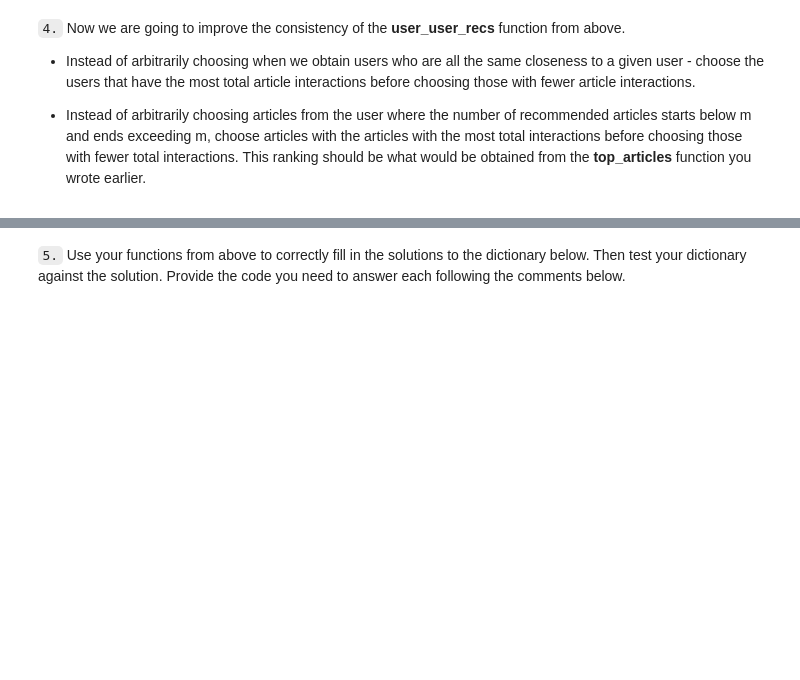
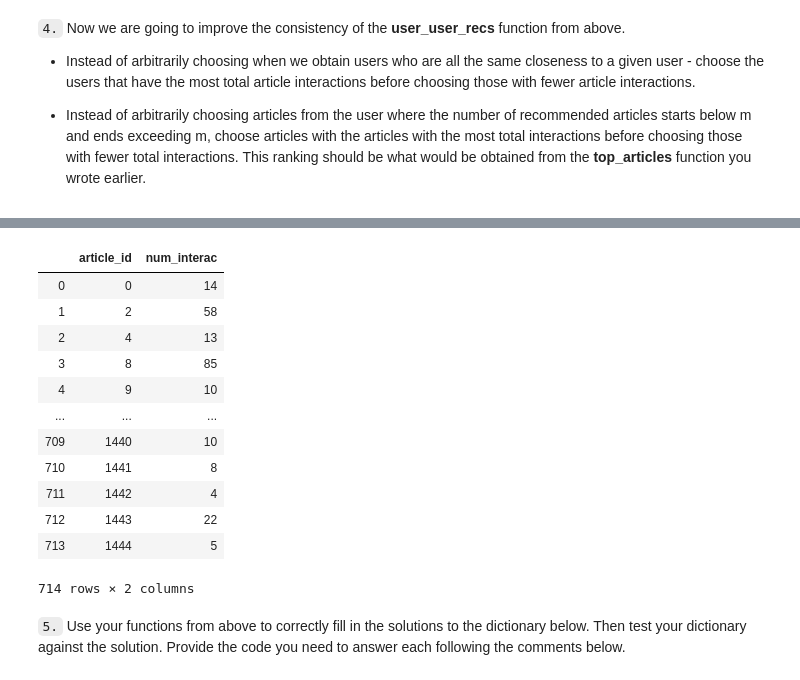
Before and after one commit to canceleiro/IBM-Recommendation-Engine, a Jupyter notebook: Recommendations_with_IBM.ipynb, the cells around one changed output, grey strips where cells are left out. Cells and saved outputs as stored; diff of their text form; code cells hidden in the pictures; blank space fills up the shorter version.

```diff
--- a/Recommendations_with_IBM.ipynb
+++ b/Recommendations_with_IBM.ipynb
@@ -695,0 +704,16 @@ def user_user_recs_part2(user_id, m=10):
+# %%
+artic_interac
+# %% [output]
+|  | article_id | num_interac |
+| 0 | 0 | 14 |
+| 1 | 2 | 58 |
+| 2 | 4 | 13 |
+| 3 | 8 | 85 |
+| 4 | 9 | 10 |
+| ... | ... | ... |
+| 709 | 1440 | 10 |
+| 710 | 1441 | 8 |
+| 711 | 1442 | 4 |
+| 712 | 1443 | 22 |
+| 713 | 1444 | 5 |
+714 rows × 2 columns
```
Also changed, not shown: parts of 43 cells of this notebook.
